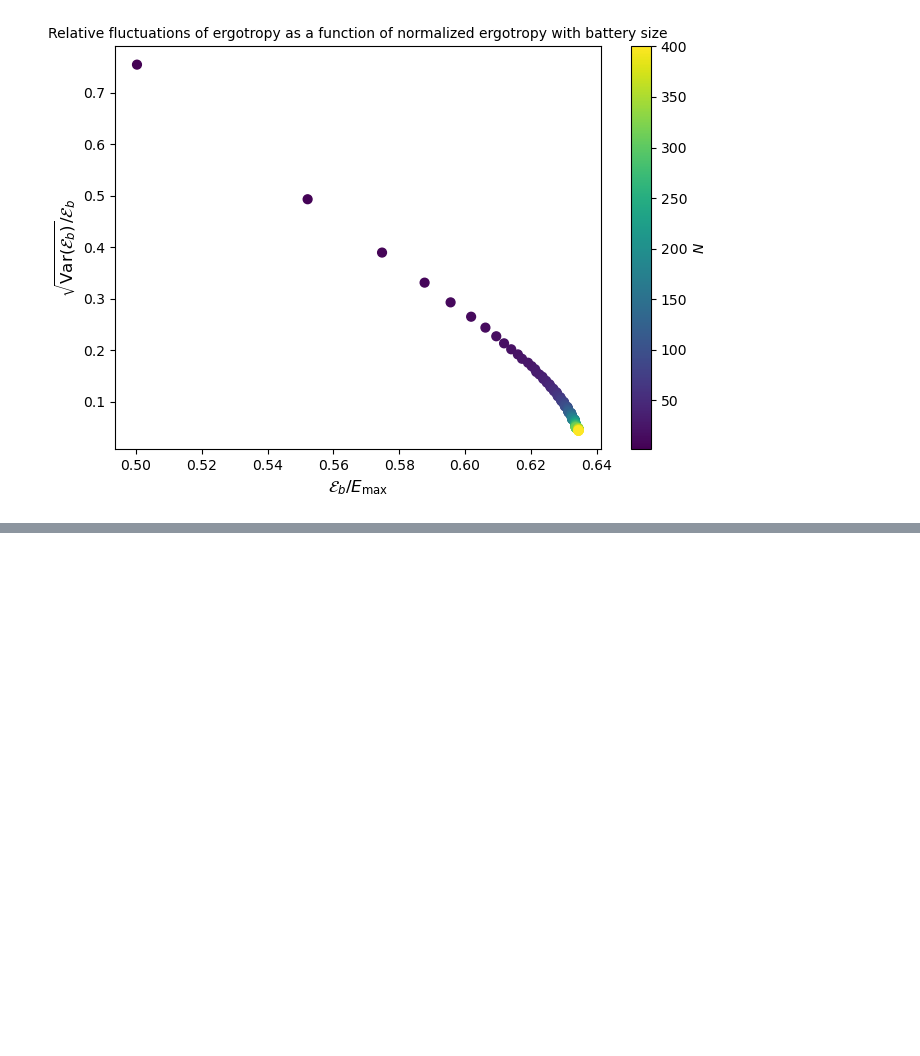
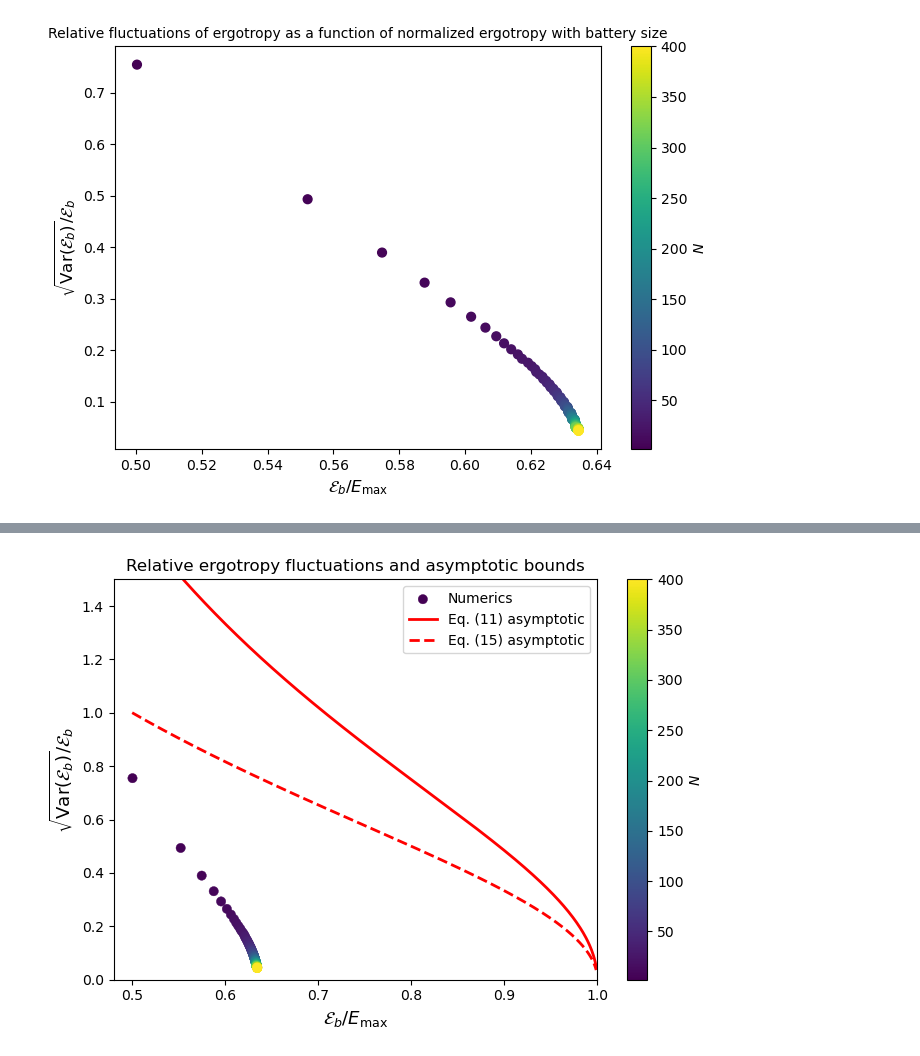
Before and after one commit to gbhanja/ERGO_FLUC_parallel_codes, a Jupyter notebook: TC_OP_coherent.ipynb, the cells around one changed output, grey strips where cells are left out. Saved outputs shown, nothing was run; the diff lists cells and outputs as text; code cells hidden in the pictures; blank space fills up the shorter version.

```diff
--- a/TC_OP_coherent.ipynb
+++ b/TC_OP_coherent.ipynb
@@ -839,0 +839,67 @@ plt.show()
+# %%
+###############################################################################################
+# Relative ergotropy fluctuations vs normalized ergotropy with asymptotic finite-N corrections
+###############################################################################################
+
+a = 0.1175     # replace by fitted value
+
+x = E_ergo / E_max
+y = F_ratio
+
+xb = np.linspace(0.50,0.999,500)
+
+# Eq.(11) asymptotic correction
+bound1 = np.sqrt(1/xb**2 - 1) * (
+    1 + 0.5*a/(1-xb**2)/N_arr.max()
+)
+
+# Eq.(15) asymptotic correction
+bound2 = np.sqrt(1/xb - 1) * (
+    1 + 0.5*a/(1-xb)/N_arr.max()
+)
+
+plt.figure(figsize=(7,5))
+
+sc = plt.scatter(
+    x,
+    y,
+    c=N_arr,
+    cmap='viridis',
+    s=45,
+    linewidth=0.3,
+    zorder=3,
+    label='Numerics'
+)
+
+plt.plot(
+    xb,
+    bound1,
+    'r-',
+    lw=2,
+    label='Eq. (11) asymptotic'
+)
+
+plt.plot(
+    xb,
+    bound2,
+    'r--',
+    lw=2,
+    label='Eq. (15) asymptotic'
+)
+
+plt.xlabel(r'$\mathcal{E}_b/E_{\max}$', fontsize=13)
+plt.ylabel(r'$\sqrt{\mathrm{Var}(\mathcal{E}_b)}/\mathcal{E}_b$', fontsize=13)
+
+plt.xlim(0.48,1.0)
+plt.ylim(0,1.5)
+
+plt.title("Relative ergotropy fluctuations and asymptotic bounds")
+
+cbar = plt.colorbar(sc)
+cbar.set_label(r'$N$')
+
+plt.legend()
+plt.tight_layout()
+plt.show()
+# %% [output]
+[figure, added]
```
Also changed, not shown: parts of 2 cells of this notebook.
